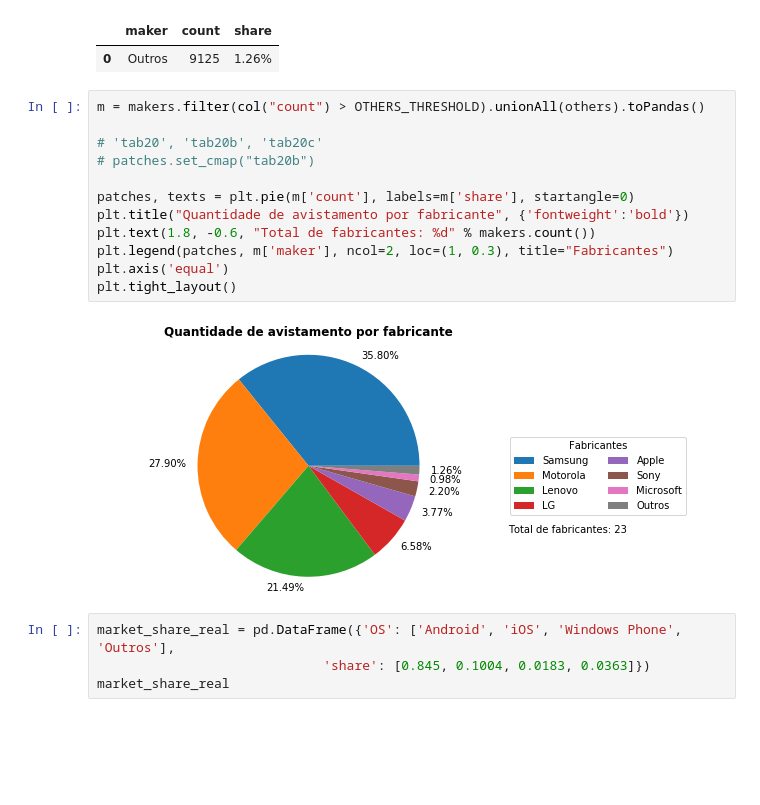
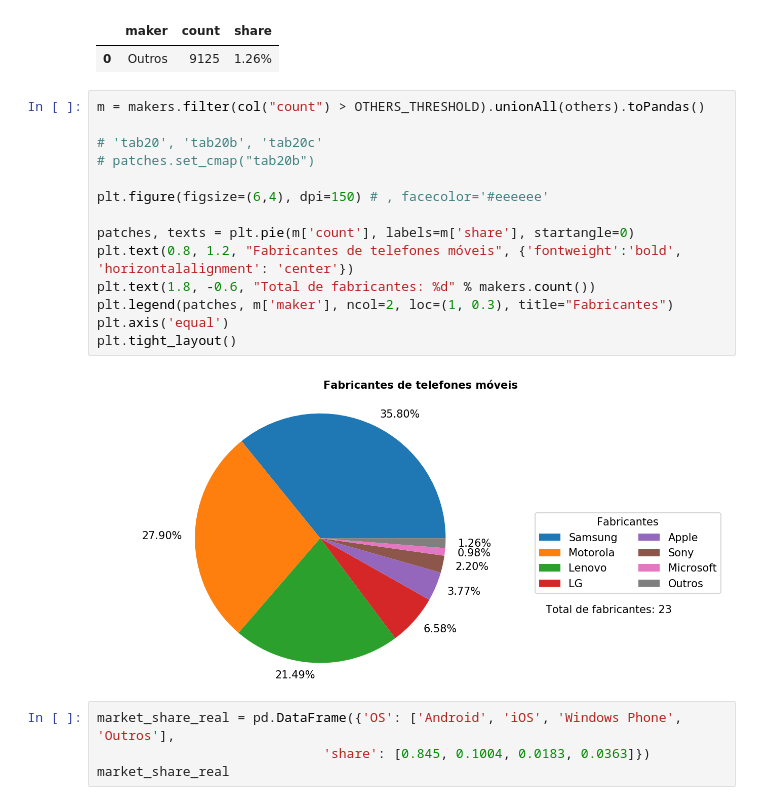
Before and after one commit to hilios/wifi-apc-analysis, a Jupyter notebook: analysis-v2.ipynb, the cells around one changed output. Saved outputs shown, nothing was run; the diff lists cells and outputs as text; blank space fills up the shorter version.

Commit message:
Update graphs layout

```diff
--- a/analysis-v2.ipynb
+++ b/analysis-v2.ipynb
@@ -80,17 +80,19 @@ others.toPandas()
 # %%
 m = makers.filter(col("count") > OTHERS_THRESHOLD).unionAll(others).toPandas()
 
 # 'tab20', 'tab20b', 'tab20c'
 # patches.set_cmap("tab20b")
 
+plt.figure(figsize=(6,4), dpi=150) # , facecolor='#eeeeee'
+
 patches, texts = plt.pie(m['count'], labels=m['share'], startangle=0)
-plt.title("Quantidade de avistamento por fabricante", {'fontweight':'bold'})
+plt.text(0.8, 1.2, "Fabricantes de telefones móveis", {'fontweight':'bold', 'horizontalalignment': 'center'})
 plt.text(1.8, -0.6, "Total de fabricantes: %d" % makers.count())
 plt.legend(patches, m['maker'], ncol=2, loc=(1, 0.3), title="Fabricantes")
 plt.axis('equal')
 plt.tight_layout()
 # %% [output]
-[figure, old version]
+[figure, new version]
 # %%
 market_share_real = pd.DataFrame({'OS': ['Android', 'iOS', 'Windows Phone', 'Outros'],
                              'share': [0.845, 0.1004, 0.0183, 0.0363]})
```
Also changed, not shown: parts of 4 cells of this notebook, 1 other file.
